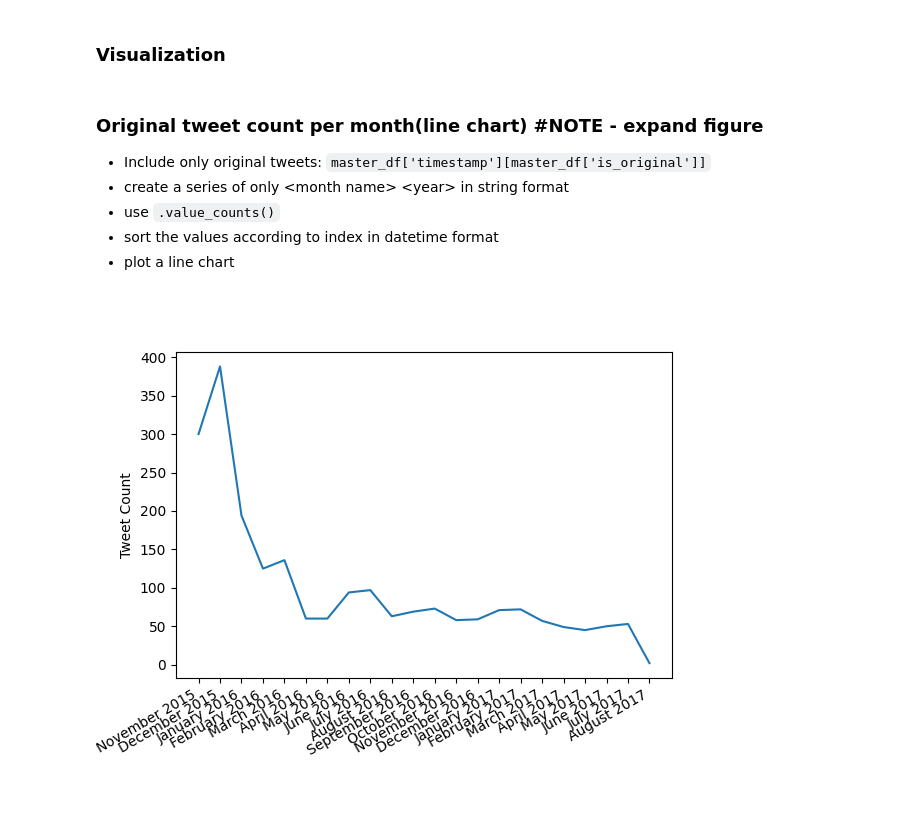
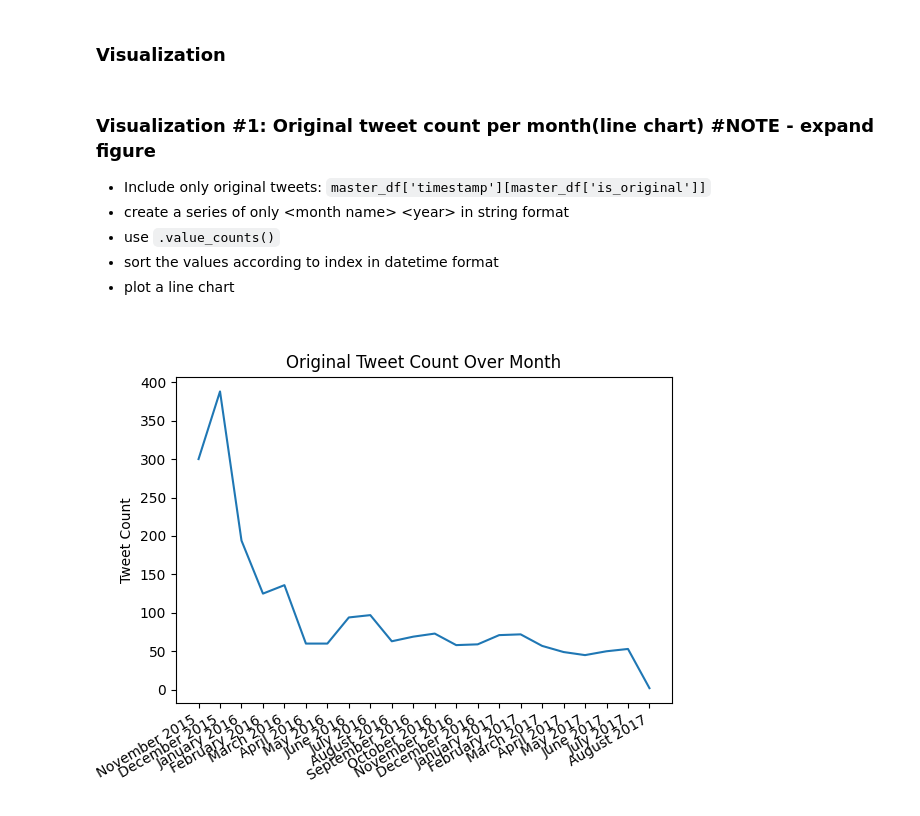
Before and after one commit to nadavoved/dog_data_wrangling, a Jupyter notebook: wrangle_act.ipynb, the cells around one changed output. Saved outputs shown, nothing was run; the diff lists cells and outputs as text; code cells hidden in the pictures.

```diff
--- a/wrangle_act.ipynb
+++ b/wrangle_act.ipynb
@@ -590,0 +538,6 @@ memory usage: 7.1 KB
+# %%
+col_lst = ['tweet_id', 'in_reply_to_status_id', 'in_reply_to_user_id']
+mask = archive_copy['is_reply']
+reply_data = archive_copy[col_lst][mask].copy()
+# %%
+archive_copy = archive_copy.drop(axis=1, labels=col_lst[1:]) # not dropping id column
@@ -704,10 +677,9 @@ memory usage: 264.6+ KB
 # %% [markdown]
 #### Code:
 # %%
-top = 'tweet_id', 'is_original', 'timestamp', 'favorite_count', 'retweet_count'
-bottom = 'in_reply_to_status_id', 'in_reply_to_user_id'
-col_lst = [item for item in archive_copy.columns if item not in bottom and item not in top]
-ordered_labels = top + tuple(col_lst) + bottom
+top = 'tweet_id', 'is_original', 'is_reply', 'timestamp', 'favorite_count', 'retweet_count'
+col_lst = [item for item in archive_copy.columns if item not in top]
+ordered_labels = top + tuple(col_lst)
 archive_copy = archive_copy.reindex(axis=1, labels=ordered_labels)
 # %% [markdown]
 #### Test:
@@ -749,5 +740,7 @@ master_df = archive_copy.merge(right=img_copy, on='tweet_id', how='left')
 # %%
 for col in master_df:
+    if col.endswith('dog'):
+        master_df[col] = master_df[col].astype(pd.BooleanDtype())
     if master_df[col].dtype == 'object':
         master_df[col] = master_df[col].astype(pd.StringDtype())
 # %%
@@ -819,7 +815,7 @@ format(size_ser.mean(), '.2f')
 from matplotlib import pyplot as plt
 %matplotlib widget
 # %% [markdown]
-### Original tweet count per month(line chart) #NOTE - expand figure
+### Visualization #1: Original tweet count per month(line chart) #NOTE - expand figure
 - Include only original tweets: `master_df['timestamp'][master_df['is_original']]`
 - create a series of only \<month name> \<year> in string format
 - use `.value_counts()`
@@ -828,11 +824,12 @@ from matplotlib import pyplot as plt
 # %%
 temp = master_df['timestamp'][master_df['is_original']]
 time_ser = pd.Series(data=(temp.dt.month_name().astype('string') + ' ' + temp.dt.year.astype('string')))
 data = time_ser.value_counts().sort_values(key=lambda item: pd.to_datetime(item.index))
 fig, ax = plt.subplots()
 fig.autofmt_xdate()
 ax.plot(data)
 ax.set_ylabel('Tweet Count')
+ax.set_title('Original Tweet Count Over Month')
 plt.show()
 # %% [output]
-[figure, old version]
+[figure, new version]
```
Also changed, not shown: parts of 50 cells of this notebook, 9 other files.
